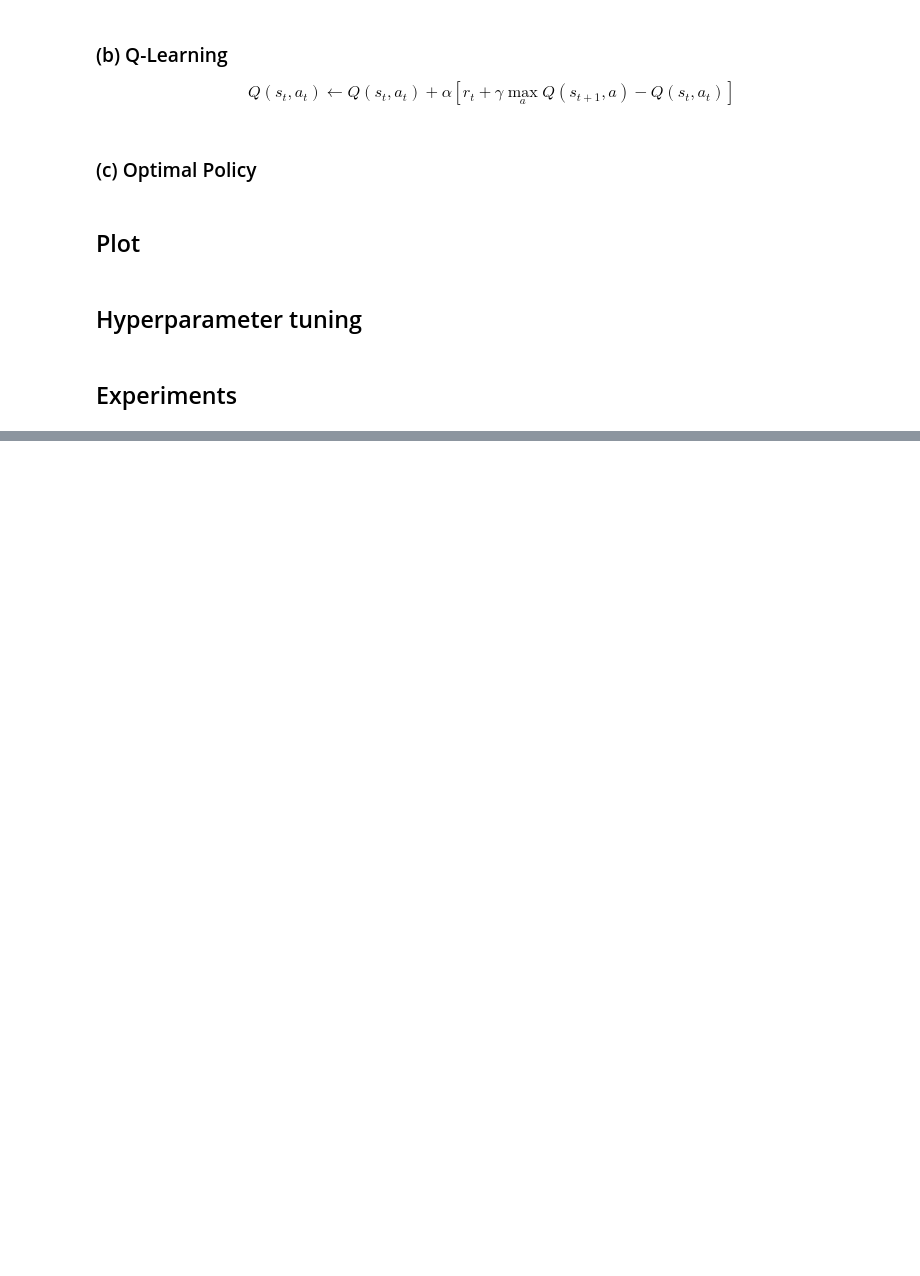
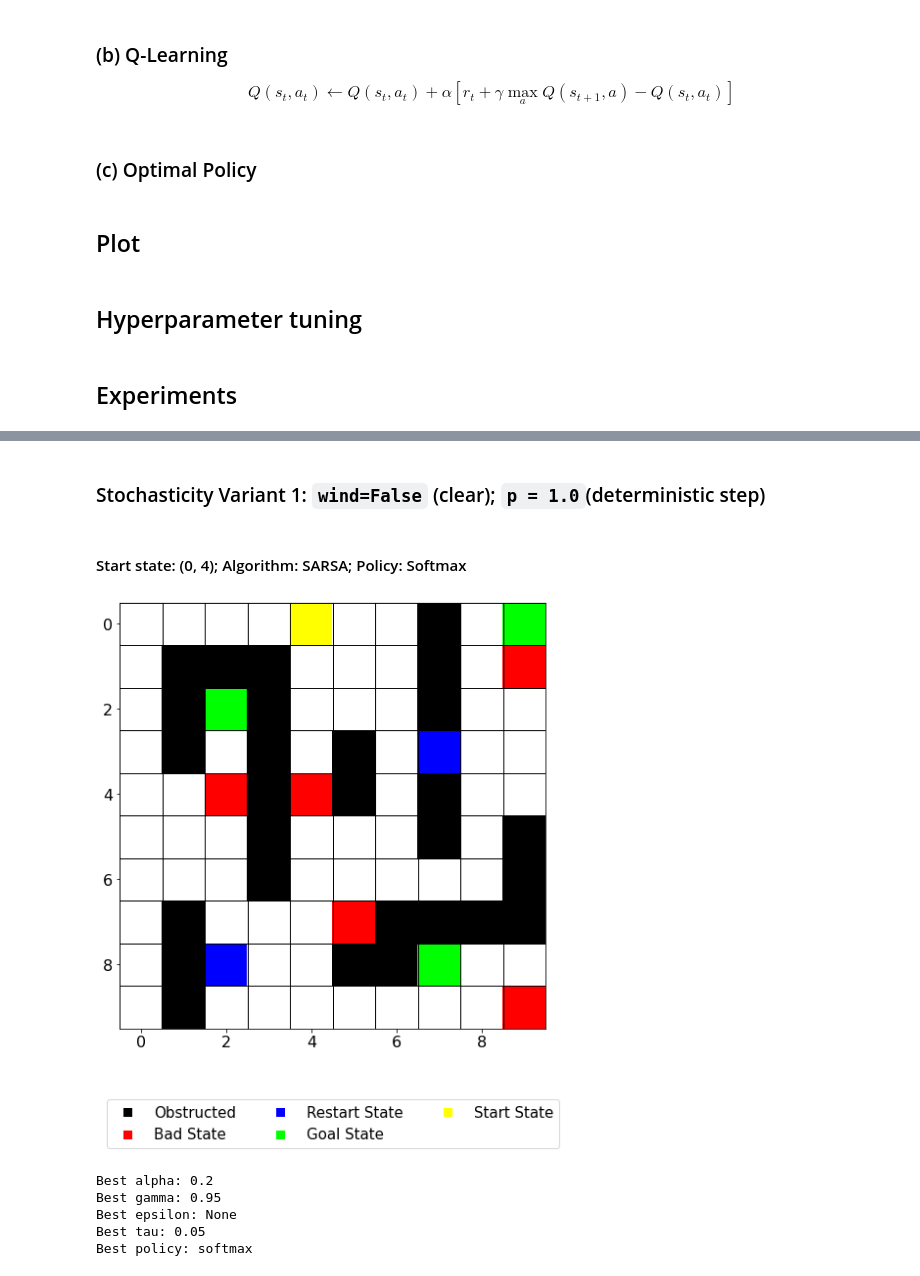
Before and after one commit to nishant-sahoo/RL_Assignments, a Jupyter notebook: Programming Assignments/PA1/notebook.ipynb, the cells around one changed output, grey strips where cells are left out. Drawn from its saved outputs; the diff is of its cells as text; code cells hidden in the pictures; blank space fills up the shorter version.

```diff
--- a/Programming Assignments/PA1/notebook.ipynb
+++ b/Programming Assignments/PA1/notebook.ipynb
@@ -1131,0 +501,41 @@ Total Reward [-1.]
+# %% [markdown]
+### Stochasticity Variant 1: `wind=False` (clear); `p = 1.0`(deterministic step)
+# %% [markdown]
+#### Start state: (0, 4); Algorithm: SARSA; Policy: Softmax
+# %%
+"""
+Experiment 1.1.1.1:
+wind=False (clear), p = 1.0 (deterministic step); Start state: (0, 4); Algorithm: SARSA; Policy: Softmax
+"""
+
+env = init_env(start_state=[0, 4], p_good_transition=1.0, bias=0.5, wind=False)
+
+alpha = None
+gamma = None
+tau = None
+epsilon = None
+# %%
+# Visualize the environment
+plot = Plot(env, rewards=None, steps=None, state_visits=None, Q=None, save=True, exp="environment")
+
+plot.visualize_grid_world()
+# %% [output]
+[figure, added]
+# %%
+# Hyperparameter tuning
+best_alpha, best_gamma, best_epsilon, best_tau, best_policy = hyperparameter_tuning(env, 'sarsa', alphas, gammas, epsilons, taus, policy='softmax')
+
+clear_output(wait=True)
+time.sleep(0.3)
+
+print("Best alpha:", best_alpha)
+print("Best gamma:", best_gamma)
+print("Best epsilon:", best_epsilon)
+print("Best tau:", best_tau)
+print("Best policy:", best_policy)
+# %% [output]
+Best alpha: 0.2
+Best gamma: 0.95
+Best epsilon: None
+Best tau: 0.05
+Best policy: softmax
```
Also changed, not shown: parts of 156 cells of this notebook.
